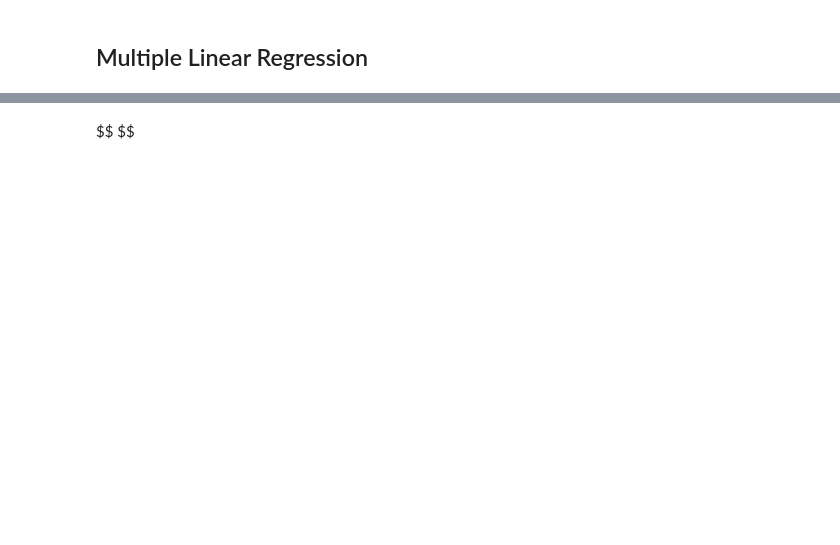
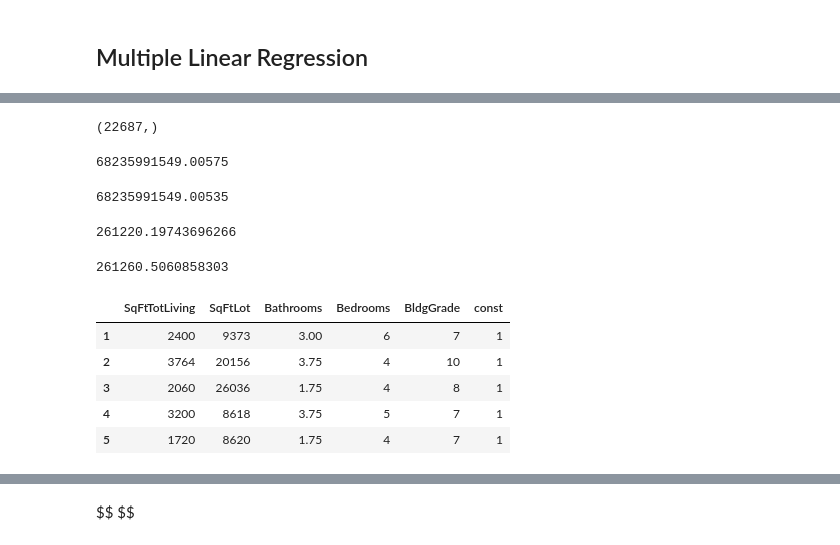
Before and after one commit to PaulToronto/Practical-Statistics-for-Data-Scientists-Notes, a Jupyter notebook: 4_Regression_and_Prediction.ipynb, the cells around one changed output, grey strips where cells are left out. Cells and saved outputs as stored; diff of their text form; code cells hidden in the pictures; blank space fills up the shorter version.

```diff
--- a/4_Regression_and_Prediction.ipynb
+++ b/4_Regression_and_Prediction.ipynb
@@ -236,0 +288,5 @@ $$
+# %%
+predictors = subset[1:]
+outcome = subset[0]
+display(predictors)
+display(outcome)
@@ -236,0 +368,37 @@ $$
+# %%
+fitted.shape
+# %% [output]
+(22687,)
+# %%
+# mean squared error (scikit-learn)
+mean_squared_error(house[outcome], fitted)
+# %% [output]
+68235991549.00575
+# %%
+# mean squared error (from scratch)
+sum((house[outcome] - fitted)**2) / len(house)
+# %% [output]
+68235991549.00535
+# %%
+rmse = np.sqrt(mean_squared_error(house[outcome], fitted))
+rmse
+# %% [output]
+261220.19743696266
+# %%
+# residual standard error (from scratch)
+rse = np.sqrt(sum((house[outcome] - fitted)**2) / (len(house) - len(subset) - 1))
+rse
+# %% [output]
+261260.5060858303
+# %%
+# this is needed since statsmodels does
+#  not include an intercept automatically
+# - `assign` is a pandas method
+house[predictors].assign(const=1).head()
+# %% [output]
+|  | SqFtTotLiving | SqFtLot | Bathrooms | Bedrooms | BldgGrade | const |
+| 1 | 2400 | 9373 | 3.00 | 6 | 7 | 1 |
+| 2 | 3764 | 20156 | 3.75 | 4 | 10 | 1 |
+| 3 | 2060 | 26036 | 1.75 | 4 | 8 | 1 |
+| 4 | 3200 | 8618 | 3.75 | 5 | 7 | 1 |
+| 5 | 1720 | 8620 | 1.75 | 4 | 7 | 1 |
```
Also changed, not shown: parts of 30 cells of this notebook.
